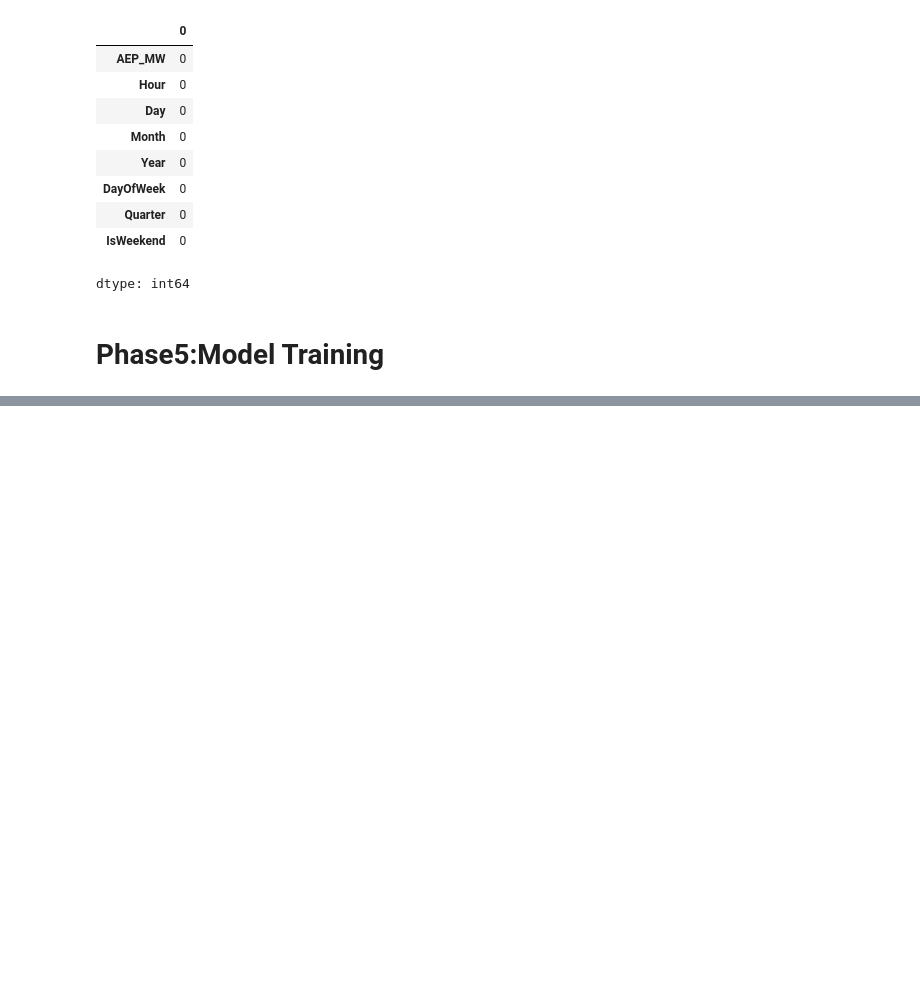
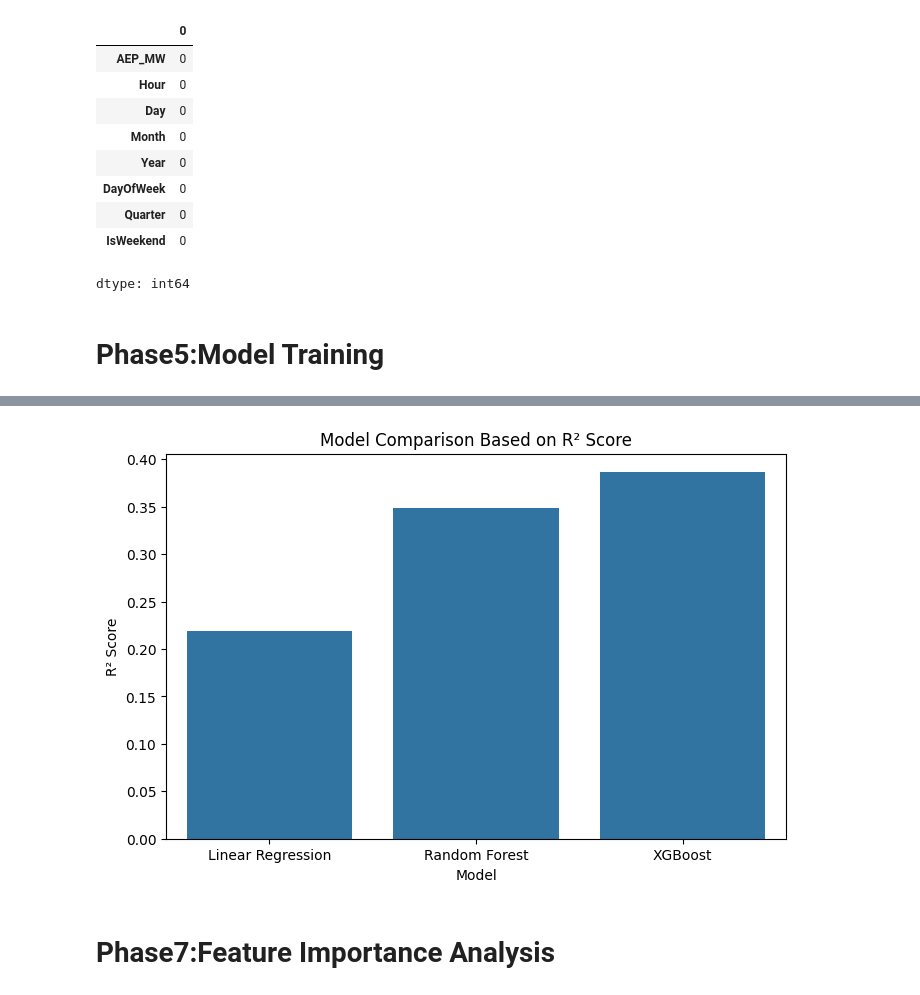
Before and after one commit to Probin1904/PJM-Energy-Consumption-Forecasting-Pipeline, a Jupyter notebook: PJM_Energy_Consumption_Forecasting_using_ML.ipynb, the cells around one changed output, grey strips where cells are left out. Saved outputs shown, nothing was run; the diff lists cells and outputs as text; code cells hidden in the pictures; blank space fills up the shorter version.

```diff
--- a/PJM_Energy_Consumption_Forecasting_using_ML.ipynb
+++ b/PJM_Energy_Consumption_Forecasting_using_ML.ipynb
@@ -370,0 +462,6 @@ dtype: int64
+# %%
+lr_pred = lr.predict(X_test)
+rf_pred = rf.predict(X_test)
+xgb_pred = xgb.predict(X_test)
+
+print("Predictions Generated")
@@ -370,0 +484,15 @@ dtype: int64
+# %%
+# Model Evaluation Function
+
+def evaluate_model(model_name, y_true, y_pred):
+
+    mae = mean_absolute_error(y_true, y_pred)
+    rmse = np.sqrt(mean_squared_error(y_true, y_pred))
+    r2 = r2_score(y_true, y_pred)
+
+    return {
+        "Model": model_name,
+        "MAE": round(mae, 2),
+        "RMSE": round(rmse, 2),
+        "R² Score": round(r2, 4)
+    }
@@ -370,0 +527,5 @@ dtype: int64
+# %%
+# Model Comparison
+
+results_df = pd.DataFrame(results)
+results_df
@@ -370,0 +592,21 @@ dtype: int64
+# %%
+import seaborn as sns
+import matplotlib.pyplot as plt
+
+plt.figure(figsize=(8,5))
+
+sns.barplot(
+    data=results_df,
+    x="Model",
+    y="R² Score"
+)
+
+plt.title("Model Comparison Based on R² Score")
+plt.xlabel("Model")
+plt.ylabel("R² Score")
+
+plt.show()
+# %% [output]
+[figure, added]
+# %% [markdown]
+# **Phase7:Feature Importance Analysis**
```
Also changed, not shown: parts of 25 cells of this notebook.
